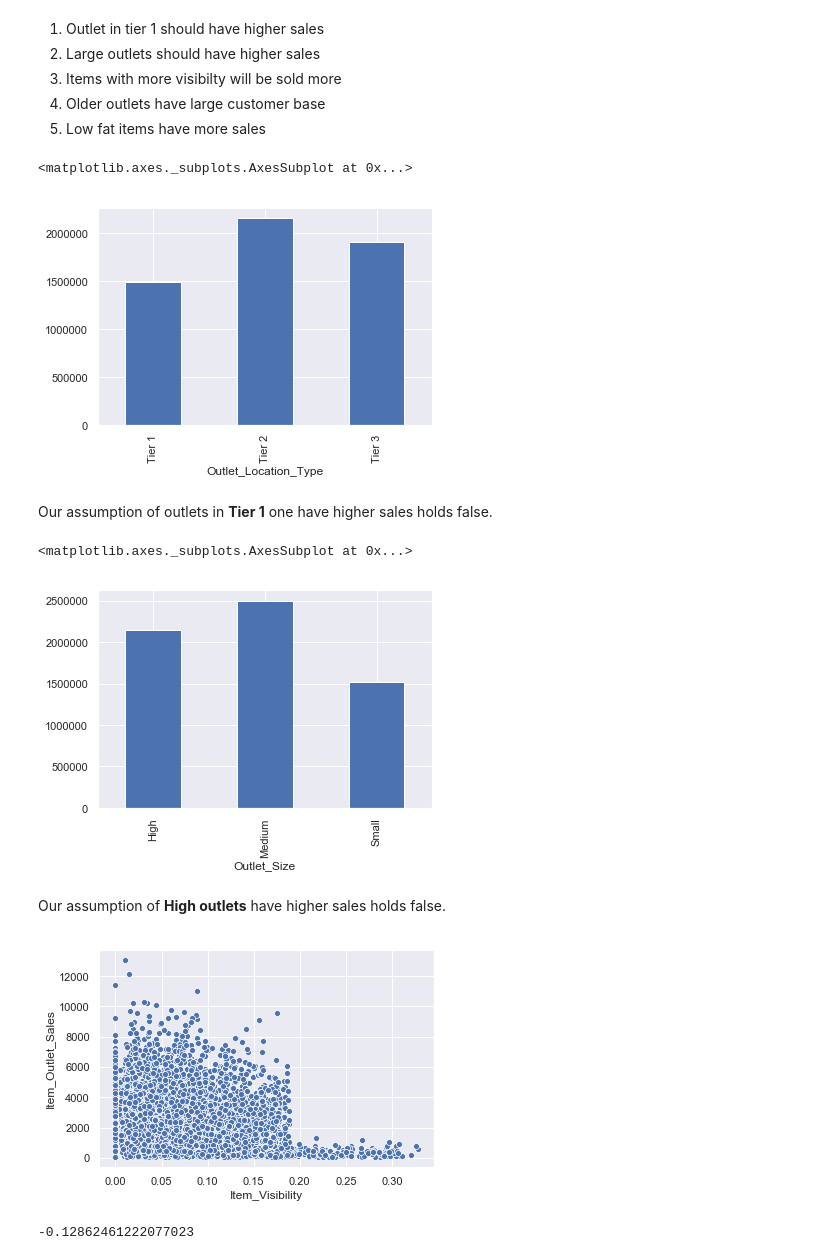
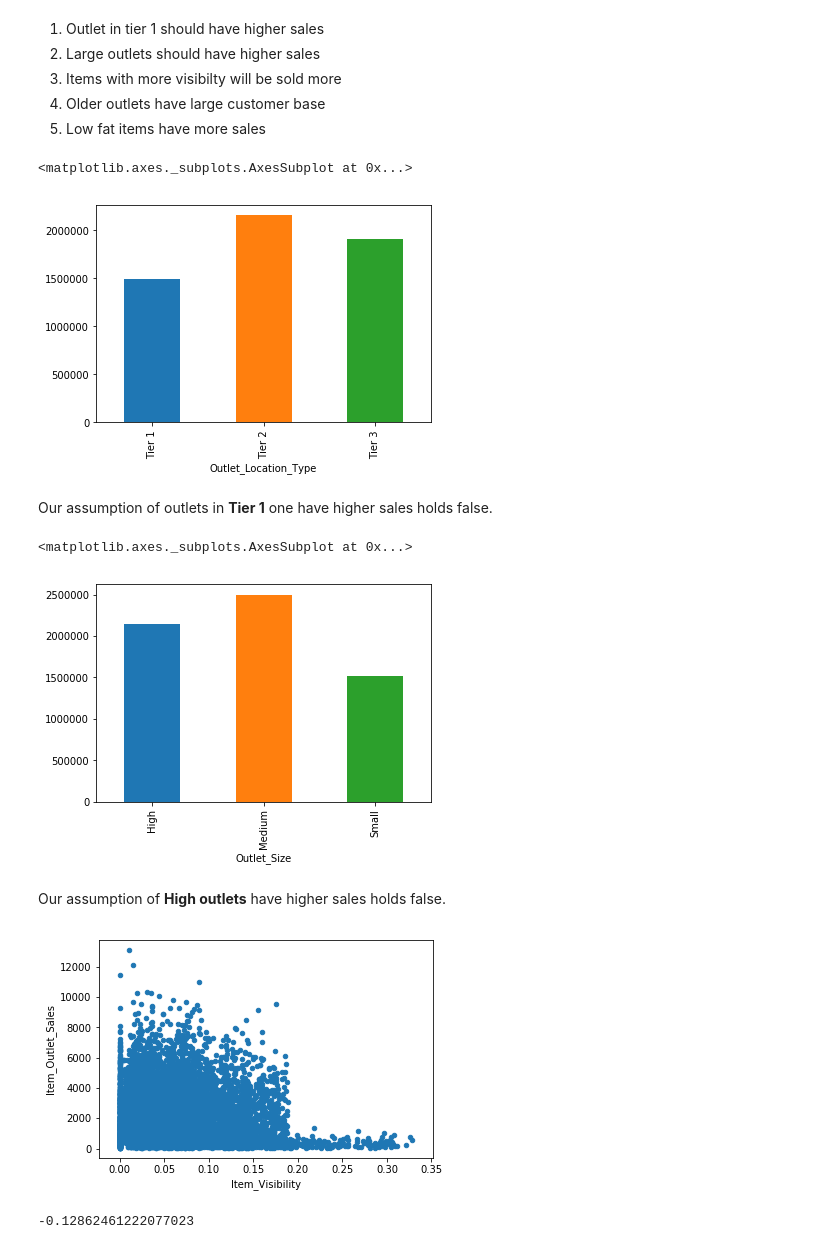
Before and after one commit to shubh8794/BigMartSalesPrediction, a Jupyter notebook: BigMart Sales prediction.ipynb, the cells around one changed output. Saved outputs shown, nothing was run; the diff lists cells and outputs as text; code cells hidden in the pictures.

```diff
--- a/BigMart Sales prediction.ipynb
+++ b/BigMart Sales prediction.ipynb
@@ -10,7 +10,7 @@ import pandas as pd
 import numpy as np
 import matplotlib.pyplot as plt
 # %%
-train_data = pd.read_table("Train_UWu5bXk.txt", sep = ',')
+train_data = pd.read_table("data/Train_UWu5bXk.txt", sep = ',')
 train_data.head()
 # %% [output]
 |  | Item_Identifier | Item_Weight | Item_Fat_Content | Item_Visibility | Item_Type | Item_MRP | ... |
@@ -48,7 +46,7 @@ outlet_items_sales_df = pd.DataFrame(outlet_location_items_sales.reset_index())
 outlet_items_sales_df.groupby(['Outlet_Location_Type'])['Item_Outlet_Sales'].mean().plot(kind = 'bar')
 # %% [output]
 <matplotlib.axes._subplots.AxesSubplot at 0x...>
-[figure, old version]
+[figure, new version]
 # %% [markdown]
 Our assumption of outlets in **Tier 1** one have higher sales holds false.
 # %%
@@ -58,15 +56,15 @@ outlet_size_sales_df = pd.DataFrame(outlet_size_items_sales.reset_index())
 outlet_size_sales_df.groupby(['Outlet_Size'])['Item_Outlet_Sales'].mean().plot(kind = 'bar')
 # %% [output]
 <matplotlib.axes._subplots.AxesSubplot at 0x...>
-[figure, old version]
+[figure, new version]
 # %% [markdown]
 Our assumption of **High outlets** have higher sales holds false.
 # %%
-visibility_df = train_data[['Item_Visibility', 'Item_Outlet_Sales']]
-import seaborn as sns; sns.set()
-ax = sns.scatterplot(x="Item_Visibility", y="Item_Outlet_Sales", data= visibility_df)
+visibility_df = train_data[['Item_Visibility', 'Item_Outlet_Sales']].plot.scatter(x="Item_Visibility", y="Item_Outlet_Sales")
+# import seaborn as sns; sns.set()
+# ax = sns.scatterplot(x="Item_Visibility", y="Item_Outlet_Sales", data= visibility_df)
 # %% [output]
-[figure, old version]
+[figure, new version]
 # %%
 from scipy.stats import pearsonr
 corr, p_value = pearsonr(visibility_df['Item_Visibility'], visibility_df['Item_Outlet_Sales'])
```
Also changed, not shown: parts of 3 cells of this notebook.
